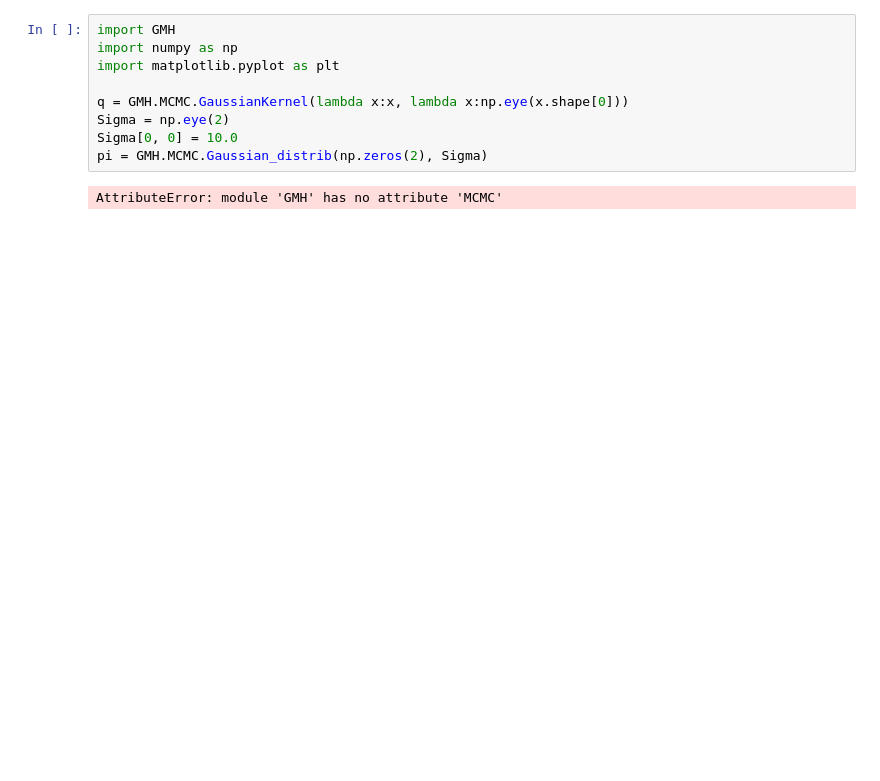
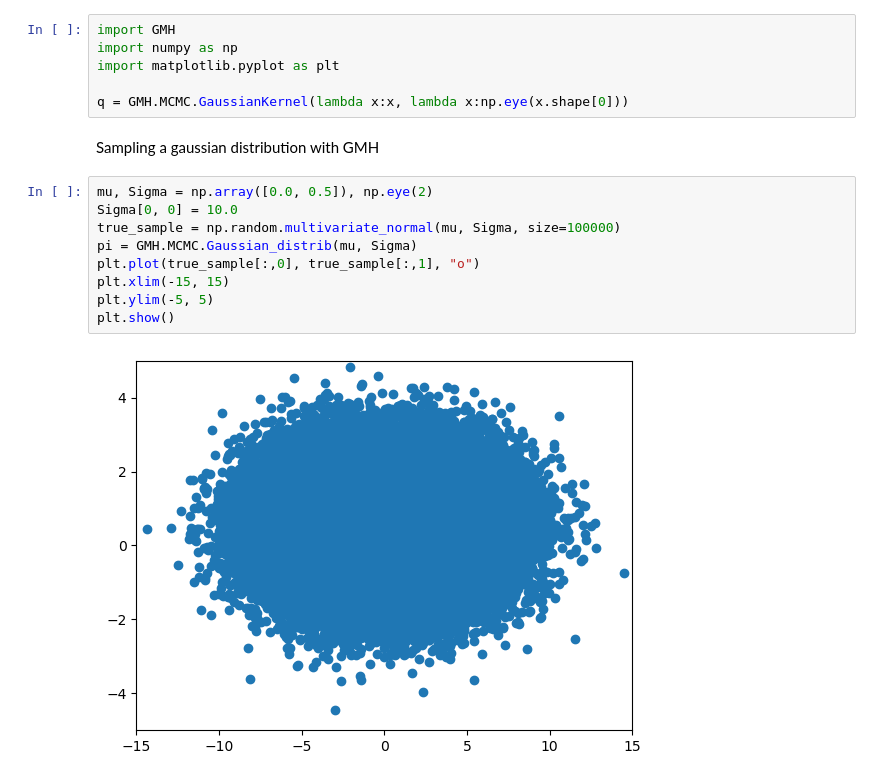
Before and after one commit to mathisantonetti/Generalized-Metropolis-Hastings, a Jupyter notebook: theoretical_test.ipynb, the cells around one changed output. Saved outputs shown, nothing was run; the diff lists cells and outputs as text; blank space fills up the shorter version.

```diff
--- a/theoretical_test.ipynb
+++ b/theoretical_test.ipynb
@@ -4,11 +4,19 @@ import numpy as np
 import matplotlib.pyplot as plt
 
 q = GMH.MCMC.GaussianKernel(lambda x:x, lambda x:np.eye(x.shape[0]))
-Sigma = np.eye(2)
-Sigma[0, 0] = 10.0
-pi = GMH.MCMC.Gaussian_distrib(np.zeros(2), Sigma)
-# %% [output]
-AttributeError: module 'GMH' has no attribute 'MCMC'
+# %% [markdown]
+Sampling a gaussian distribution with GMH
+# %%
+mu, Sigma = np.array([0.0, 0.5]), np.eye(2)
+Sigma[0, 0] = 10.0
+true_sample = np.random.multivariate_normal(mu, Sigma, size=100000)
+pi = GMH.MCMC.Gaussian_distrib(mu, Sigma)
+plt.plot(true_sample[:,0], true_sample[:,1], "o")
+plt.xlim(-15, 15)
+plt.ylim(-5, 5)
+plt.show()
+# %% [output]
+[figure, added]
 # %%
 sample = np.array(GMH.MCMC.Generalized_Metropolis_Hastings(pi, q, np.zeros(2), 5000, 20))
 plt.plot(sample[:,0], sample[:,1], "o")
```
Also changed, not shown: parts of 9 cells of this notebook, 2 other files.
